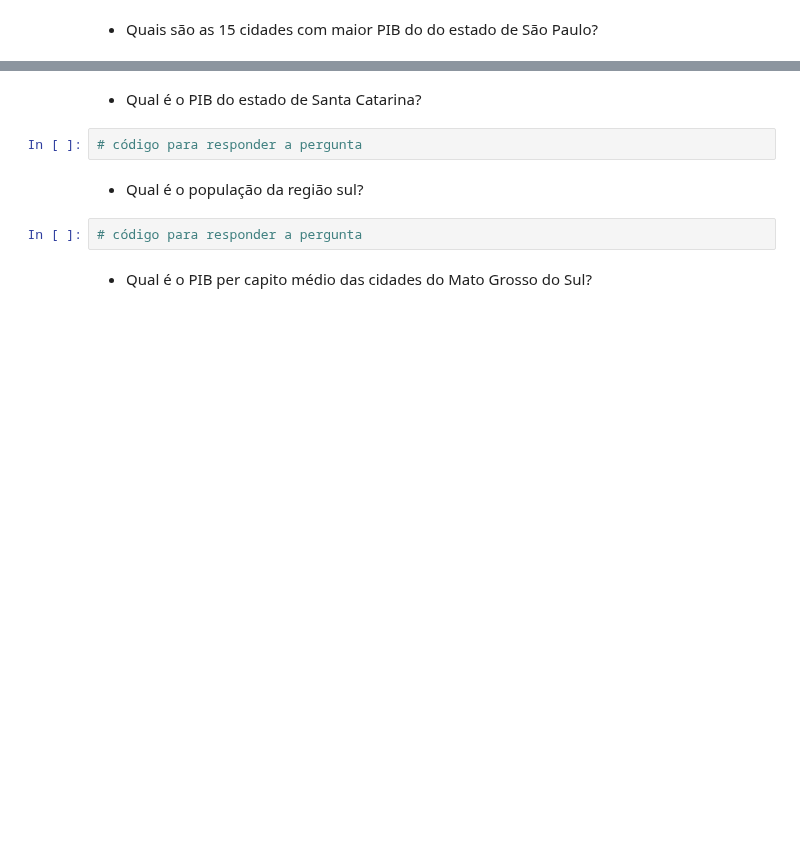
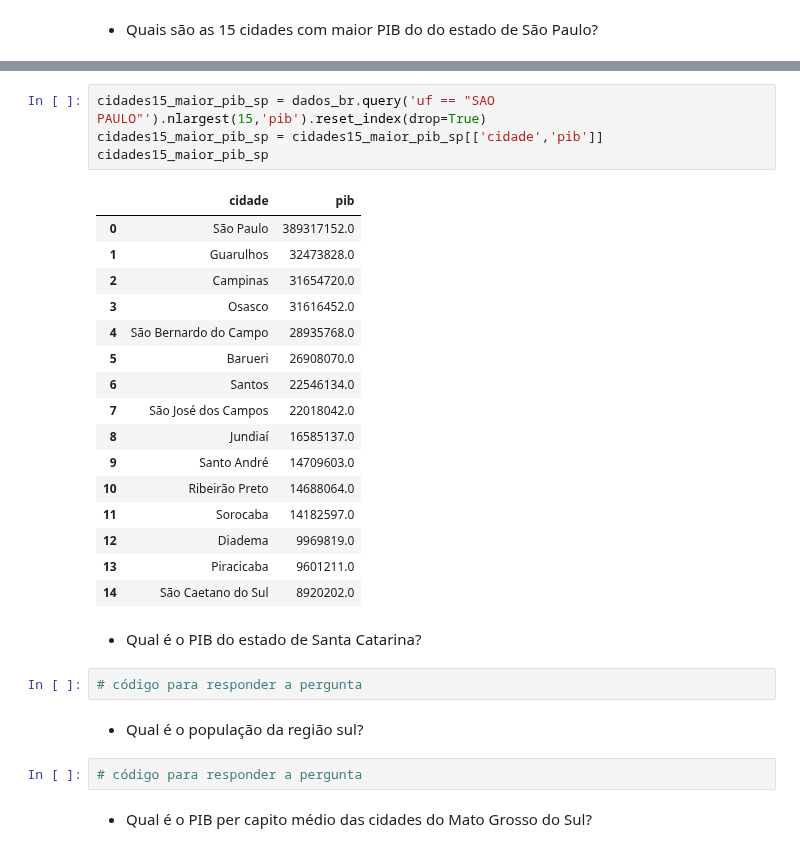
Before and after one commit to joaocabeca2/ebac, a Jupyter notebook: Profissao_Analista_de_dados_M13_Exercicio.ipynb, the cells around one changed output, grey strips where cells are left out. Drawn from its saved outputs; the diff is of its cells as text; blank space fills up the shorter version.

```diff
--- a/Profissao_Analista_de_dados_M13_Exercicio.ipynb
+++ b/Profissao_Analista_de_dados_M13_Exercicio.ipynb
@@ -258,3 +263,24 @@ len(dados_br['uf'].unique())
+# %%
+cidades15_maior_pib_sp = dados_br.query('uf == "SAO PAULO"').nlargest(15,'pib').reset_index(drop=True)
+cidades15_maior_pib_sp = cidades15_maior_pib_sp[['cidade','pib']]
+cidades15_maior_pib_sp
+# %% [output]
+|  | cidade | pib |
+| 0 | São Paulo | 389317152.0 |
+| 1 | Guarulhos | 32473828.0 |
+| 2 | Campinas | 31654720.0 |
+| 3 | Osasco | 31616452.0 |
+| 4 | São Bernardo do Campo | 28935768.0 |
+| 5 | Barueri | 26908070.0 |
+| 6 | Santos | 22546134.0 |
+| 7 | São José dos Campos | 22018042.0 |
+| 8 | Jundiaí | 16585137.0 |
+| 9 | Santo André | 14709603.0 |
+| 10 | Ribeirão Preto | 14688064.0 |
+| 11 | Sorocaba | 14182597.0 |
+| 12 | Diadema | 9969819.0 |
+| 13 | Piracicaba | 9601211.0 |
+| 14 | São Caetano do Sul | 8920202.0 |
 # %% [markdown]
  - Qual é o PIB do estado de Santa Catarina?
 # %%
```
Also changed, not shown: parts of 9 cells of this notebook.
